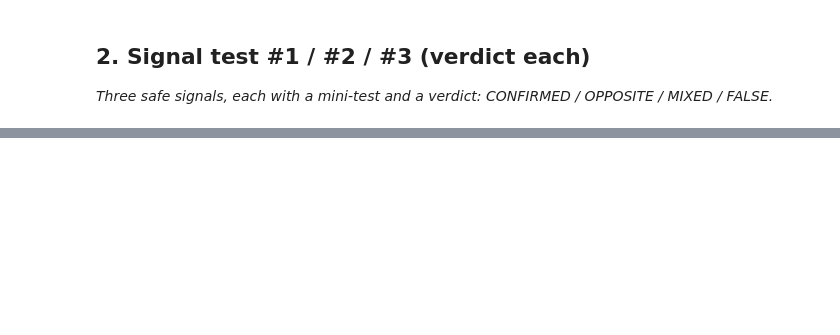
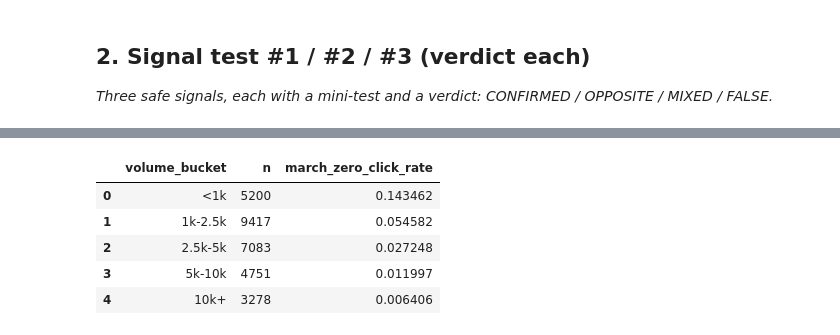
Before and after one commit to balabhadra3141/flyrank-ml-internship, a Jupyter notebook: work/notebooks/w04_signal_audit.ipynb, the cells around one changed output, grey strips where cells are left out. Drawn from its saved outputs; the diff is of its cells as text; code cells hidden in the pictures; blank space fills up the shorter version.

```diff
--- a/work/notebooks/w04_signal_audit.ipynb
+++ b/work/notebooks/w04_signal_audit.ipynb
@@ -36,0 +293,91 @@ This skeleton is yours to fill. Work the sections **in order** — each one has
+# %%
+volume_test = con.sql(f"""
+WITH feb AS (
+    SELECT
+        client_hash_id,
+        content_hash_id,
+
+        SUM(gsc_impressions) FILTER (
+            WHERE gsc_data_available IS TRUE
+        ) AS impressions_feb,
+
+        SUM(gsc_clicks) FILTER (
+            WHERE gsc_data_available IS TRUE
+        ) AS clicks_feb
+
+    FROM {FEB}
+
+    GROUP BY
+        client_hash_id,
+        content_hash_id
+),
+
+mar AS (
+    SELECT
+        client_hash_id,
+        content_hash_id,
+
+        SUM(gsc_clicks) FILTER (
+            WHERE gsc_data_available IS TRUE
+        ) AS clicks_mar
+
+    FROM read_parquet('{FACT}/month=2026-03/*.parquet')
+
+    GROUP BY
+        client_hash_id,
+        content_hash_id
+)
+
+SELECT
+    CASE
+        WHEN f.impressions_feb < 1000 THEN '<1k'
+
+        WHEN f.impressions_feb < 2500 THEN '1k-2.5k'
+
+        WHEN f.impressions_feb < 5000 THEN '2.5k-5k'
+
+        WHEN f.impressions_feb < 10000 THEN '5k-10k'
+
+        ELSE '10k+'
+    END AS volume_bucket,
+
+    COUNT(*) AS n,
+
+    AVG(
+        CASE
+            WHEN COALESCE(m.clicks_mar, 0) = 0
+            THEN 1.0
+            ELSE 0.0
+        END
+    ) AS march_zero_click_rate
+
+FROM feb f
+
+LEFT JOIN mar m
+    ON f.client_hash_id = m.client_hash_id
+    AND f.content_hash_id = m.content_hash_id
+
+WHERE
+    f.impressions_feb >= 100
+    AND f.clicks_feb >= 3
+
+GROUP BY 1
+
+ORDER BY
+    CASE
+        WHEN volume_bucket = '<1k' THEN 1
+        WHEN volume_bucket = '1k-2.5k' THEN 2
+        WHEN volume_bucket = '2.5k-5k' THEN 3
+        WHEN volume_bucket = '5k-10k' THEN 4
+        ELSE 5
+    END
+""").df()
+
+display(volume_test)
+# %% [output]
+|  | volume_bucket | n | march_zero_click_rate |
+| 0 | <1k | 5200 | 0.143462 |
+| 1 | 1k-2.5k | 9417 | 0.054582 |
+| 2 | 2.5k-5k | 7083 | 0.027248 |
+| 3 | 5k-10k | 4751 | 0.011997 |
+| 4 | 10k+ | 3278 | 0.006406 |
```
Also changed, not shown: parts of 25 cells of this notebook.
